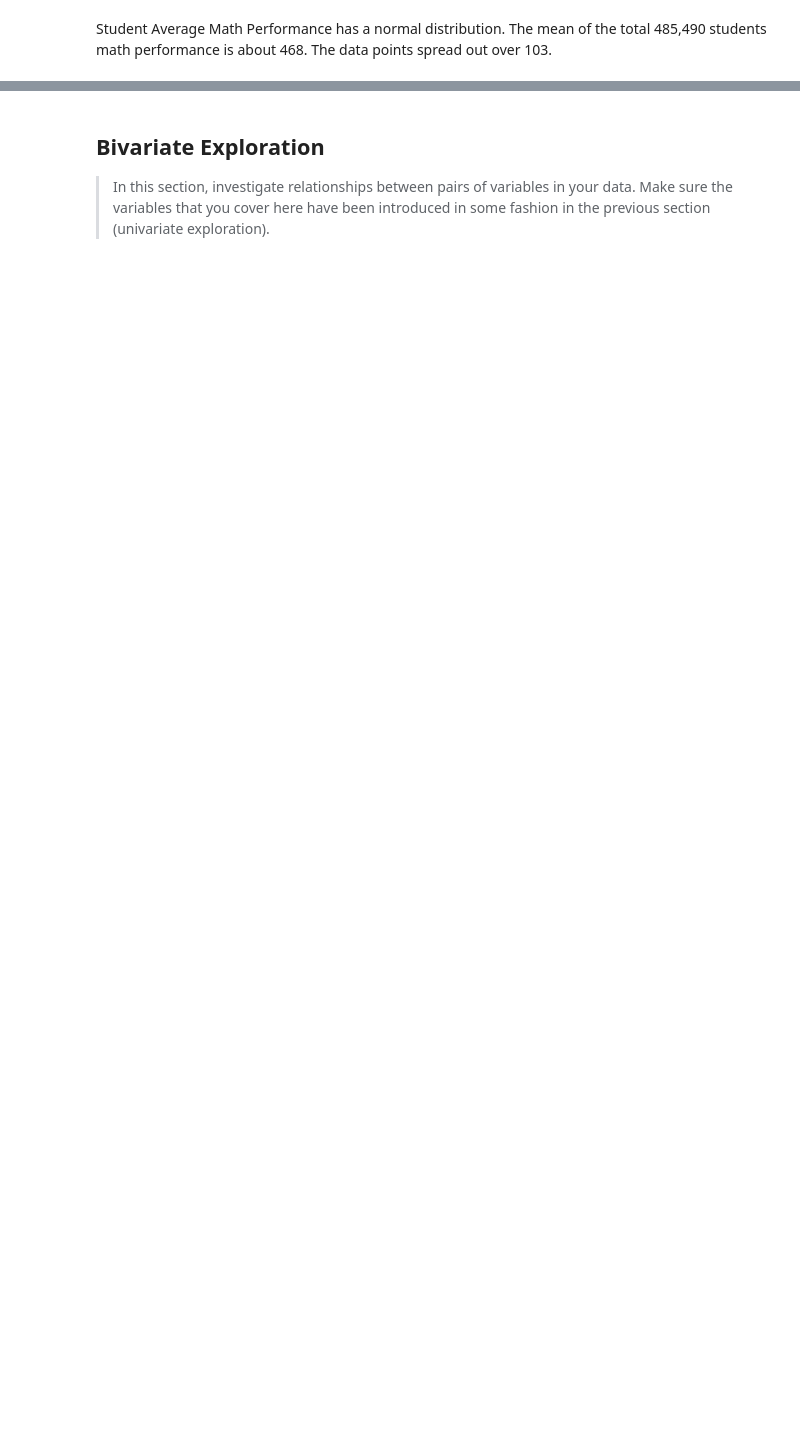
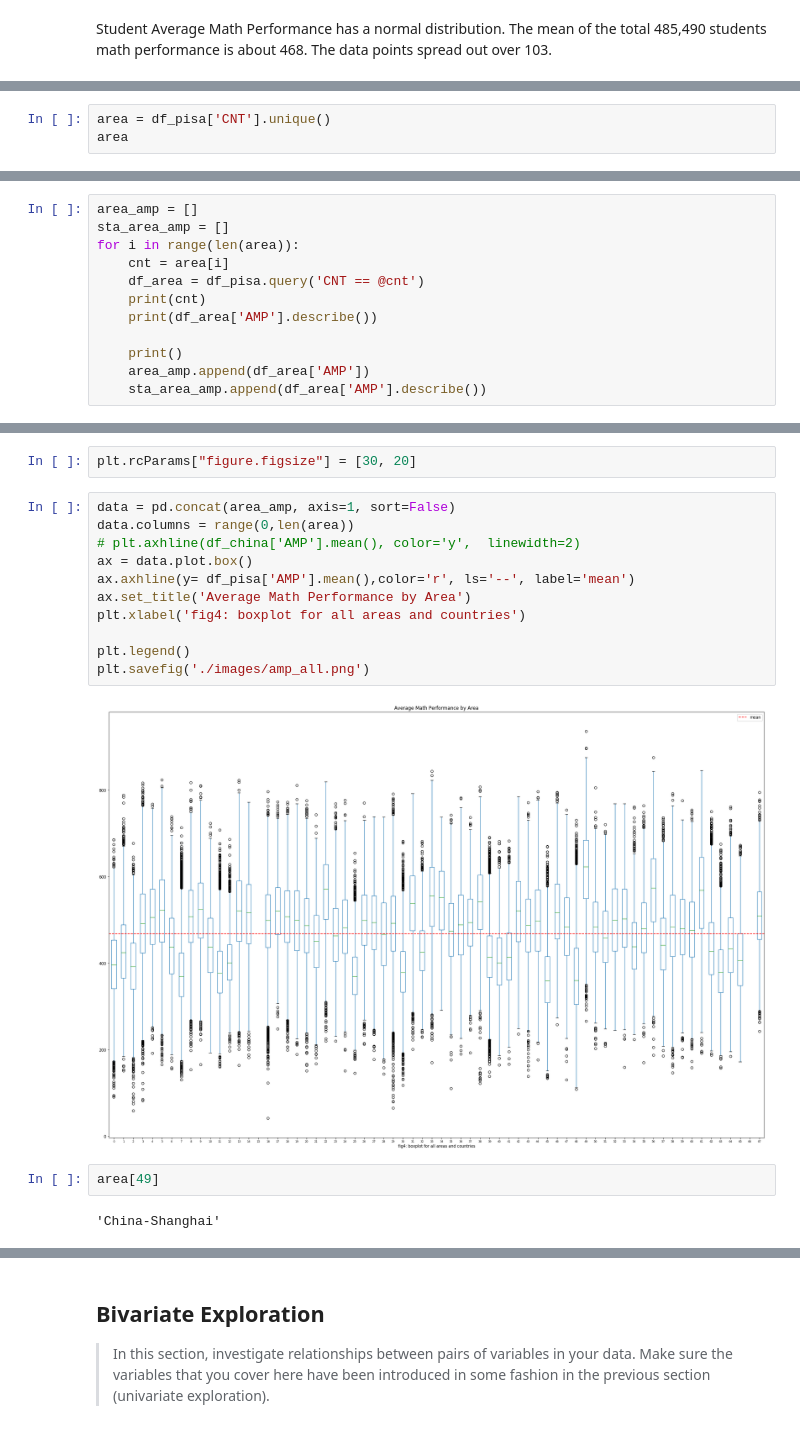
Before and after one commit to EllenZhangYarong/DataScience, a Jupyter notebook: DAND/CapstoneProjects/Project4_PISA/exploration_PISA.ipynb, the cells around one changed output, grey strips where cells are left out. Cells and saved outputs as stored; diff of their text form; blank space fills up the shorter version.

```diff
--- a/DAND/CapstoneProjects/Project4_PISA/exploration_PISA.ipynb
+++ b/DAND/CapstoneProjects/Project4_PISA/exploration_PISA.ipynb
@@ -149,0 +295,3 @@ df_pisa['average_math_performance'].plot.box()
+# %%
+area = df_pisa['CNT'].unique()
+area
@@ -149,0 +318,12 @@ df_pisa['average_math_performance'].plot.box()
+# %%
+area_amp = []
+sta_area_amp = []
+for i in range(len(area)):
+    cnt = area[i]
+    df_area = df_pisa.query('CNT == @cnt')
+    print(cnt)
+    print(df_area['AMP'].describe())
+
+    print()
+    area_amp.append(df_area['AMP'])
+    sta_area_amp.append(df_area['AMP'].describe())
@@ -149,0 +348,19 @@ df_pisa['average_math_performance'].plot.box()
+# %%
+plt.rcParams["figure.figsize"] = [30, 20]
+# %%
+data = pd.concat(area_amp, axis=1, sort=False)
+data.columns = range(0,len(area))
+# plt.axhline(df_china['AMP'].mean(), color='y',  linewidth=2)
+ax = data.plot.box()
+ax.axhline(y= df_pisa['AMP'].mean(),color='r', ls='--', label='mean')
+ax.set_title('Average Math Performance by Area')
+plt.xlabel('fig4: boxplot for all areas and countries')
+
+plt.legend()
+plt.savefig('./images/amp_all.png')
+# %% [output]
+[figure, added]
+# %%
+area[49]
+# %% [output]
+'China-Shanghai'
```
Also changed, not shown: parts of 64 cells of this notebook, 8 other files.
